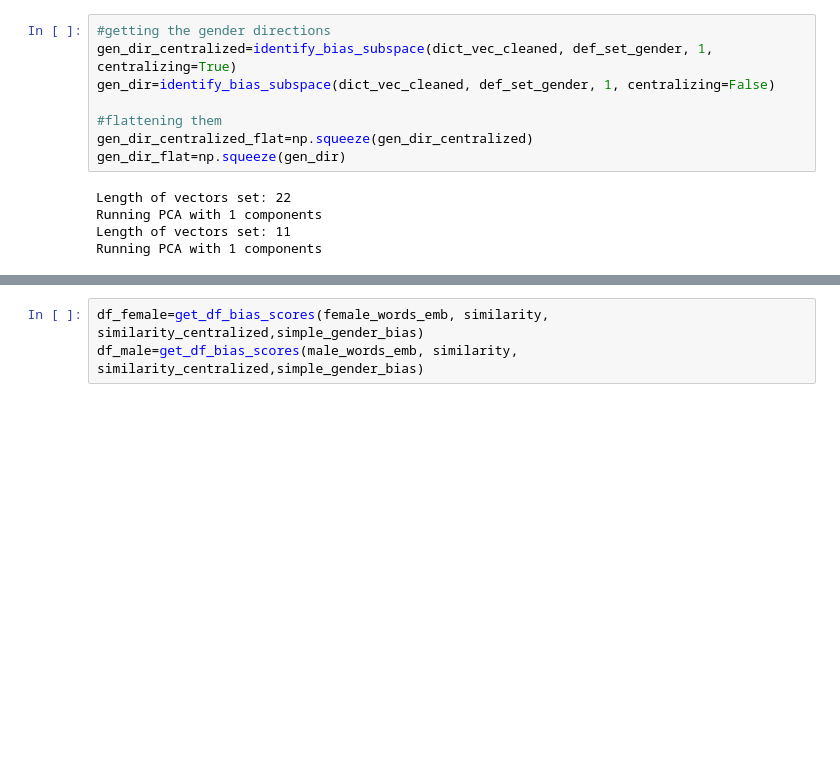
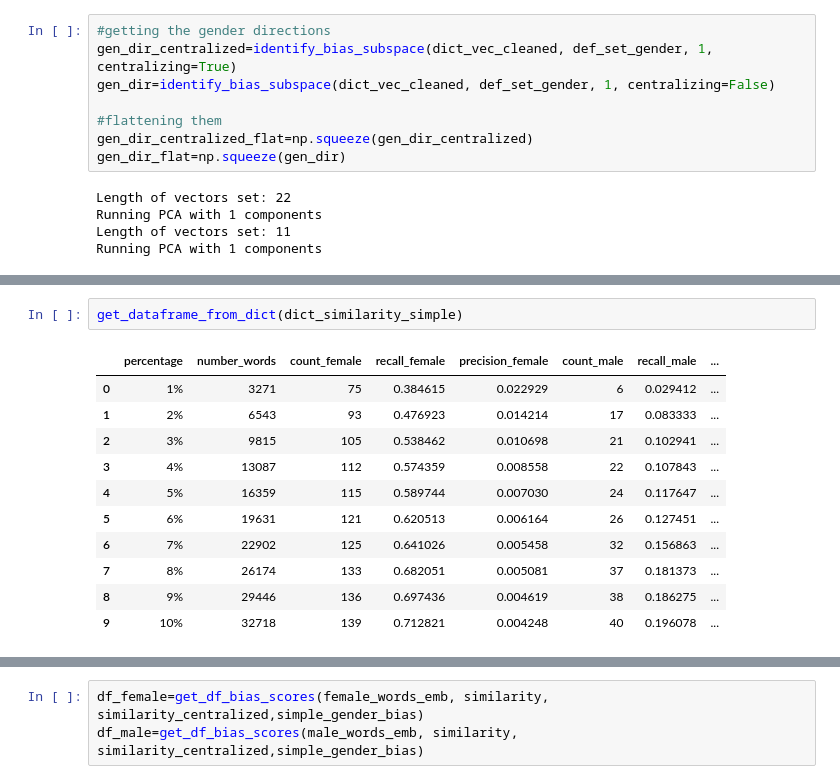
Before and after one commit to aduarte56/MT_DebiasingAlgorithms, a Jupyter notebook: RunningNotebook_BiasDirection.ipynb, the cells around one changed output, grey strips where cells are left out. Drawn from its saved outputs; the diff is of its cells as text; blank space fills up the shorter version.

```diff
--- a/RunningNotebook_BiasDirection.ipynb
+++ b/RunningNotebook_BiasDirection.ipynb
@@ -279,0 +331,14 @@ count_gendered_words_in_most_biased(female_words_emb, male_words_emb,female_simp
+# %%
+get_dataframe_from_dict(dict_similarity_simple)
+# %% [output]
+|  | percentage | number_words | count_female | recall_female | precision_female | count_male | recall_male | ... |
+| 0 | 1% | 3271 | 75 | 0.384615 | 0.022929 | 6 | 0.029412 | ... |
+| 1 | 2% | 6543 | 93 | 0.476923 | 0.014214 | 17 | 0.083333 | ... |
+| 2 | 3% | 9815 | 105 | 0.538462 | 0.010698 | 21 | 0.102941 | ... |
+| 3 | 4% | 13087 | 112 | 0.574359 | 0.008558 | 22 | 0.107843 | ... |
+| 4 | 5% | 16359 | 115 | 0.589744 | 0.007030 | 24 | 0.117647 | ... |
+| 5 | 6% | 19631 | 121 | 0.620513 | 0.006164 | 26 | 0.127451 | ... |
+| 6 | 7% | 22902 | 125 | 0.641026 | 0.005458 | 32 | 0.156863 | ... |
+| 7 | 8% | 26174 | 133 | 0.682051 | 0.005081 | 37 | 0.181373 | ... |
+| 8 | 9% | 29446 | 136 | 0.697436 | 0.004619 | 38 | 0.186275 | ... |
+| 9 | 10% | 32718 | 139 | 0.712821 | 0.004248 | 40 | 0.196078 | ... |
```
Also changed, not shown: parts of 37 cells of this notebook, 1 other file.
